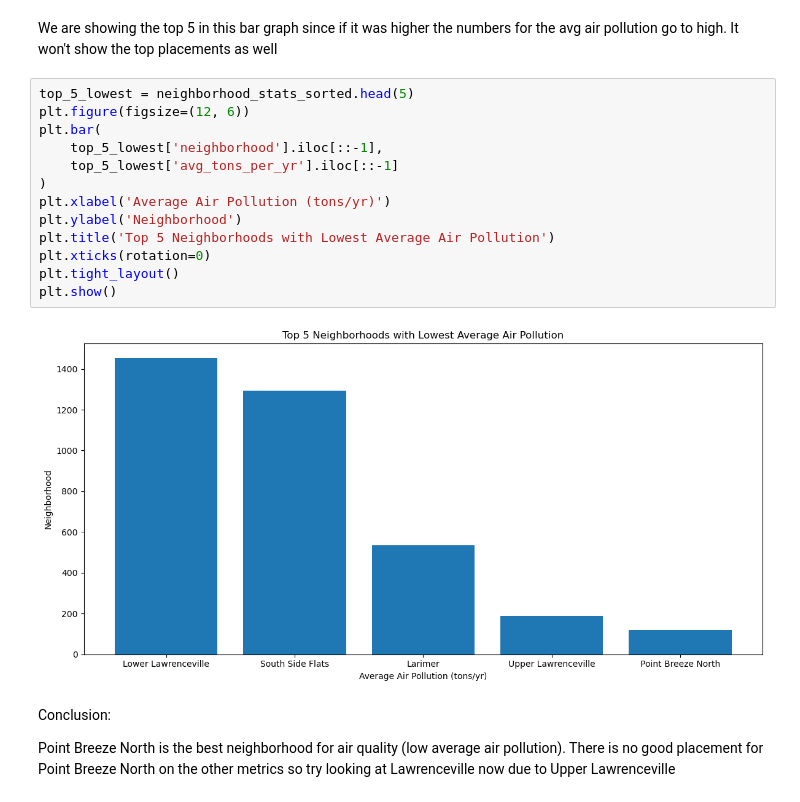
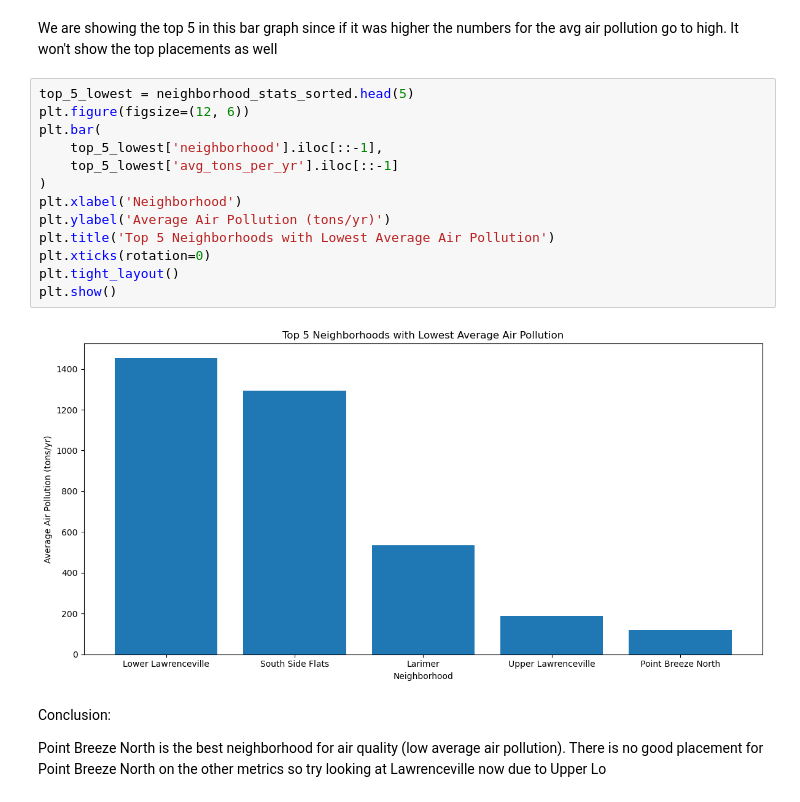
Before and after one commit to MasonKaing/best-neighborhood, a Jupyter notebook: AirPollutionMetric.ipynb, the cells around one changed output. Saved outputs shown, nothing was run; the diff lists cells and outputs as text.

Commit message:
Fixed Air Pollution bar graph

```diff
--- a/AirPollutionMetric.ipynb
+++ b/AirPollutionMetric.ipynb
@@ -62,19 +62,19 @@ We are showing the top 5 in this bar graph since if it was higher the numbers fo
 # %%
 top_5_lowest = neighborhood_stats_sorted.head(5)
 plt.figure(figsize=(12, 6))
 plt.bar(
     top_5_lowest['neighborhood'].iloc[::-1],
     top_5_lowest['avg_tons_per_yr'].iloc[::-1]
 )
-plt.xlabel('Average Air Pollution (tons/yr)')
-plt.ylabel('Neighborhood')
+plt.xlabel('Neighborhood')
+plt.ylabel('Average Air Pollution (tons/yr)')
 plt.title('Top 5 Neighborhoods with Lowest Average Air Pollution')
 plt.xticks(rotation=0)
 plt.tight_layout()
 plt.show()
 # %% [output]
-[figure, old version]
+[figure, new version]
 # %% [markdown]
 Conclusion:
 
-Point Breeze North is the best neighborhood for air quality (low average air pollution). There is no good placement for Point Breeze North on the other metrics so try looking at Lawrenceville now due to Upper Lawrenceville
+Point Breeze North is the best neighborhood for air quality (low average air pollution). There is no good placement for Point Breeze North on the other metrics so try looking at Lawrenceville now due to Upper Lo
```
Also changed, not shown: 1 other file.
